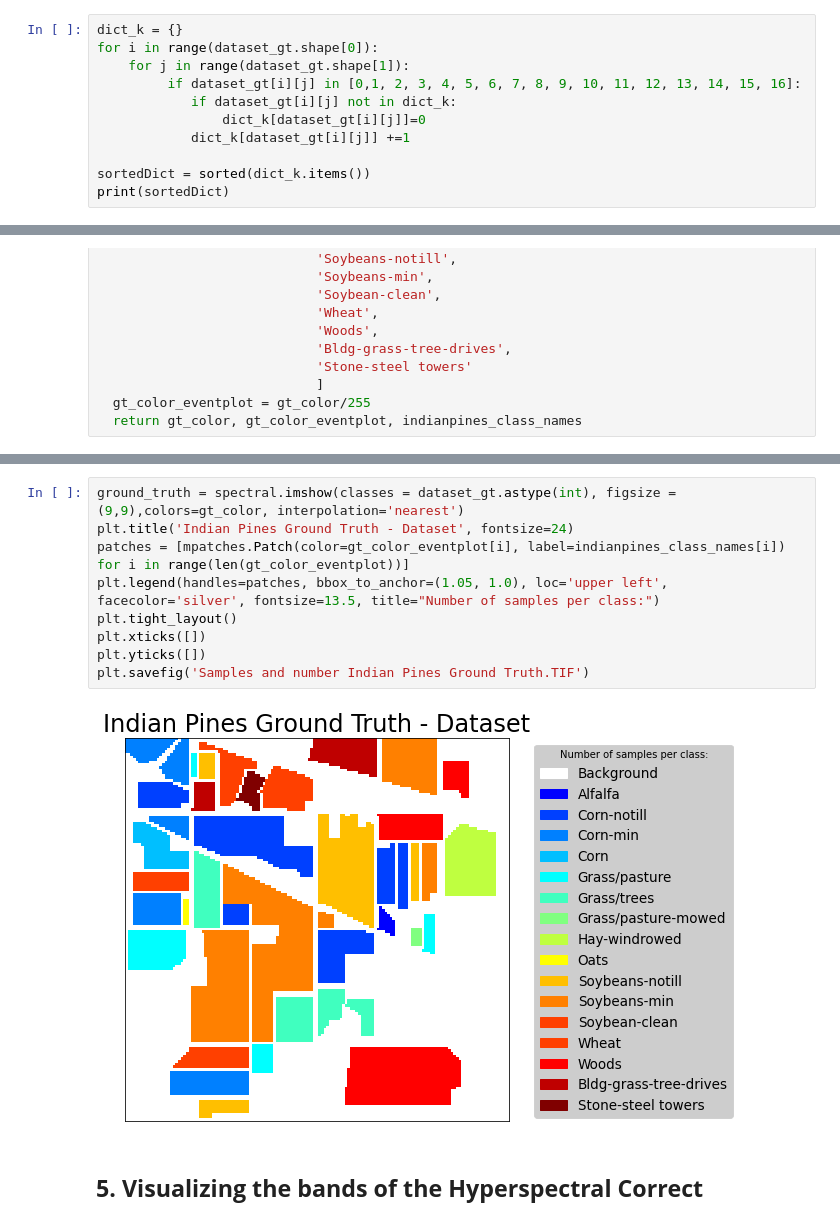
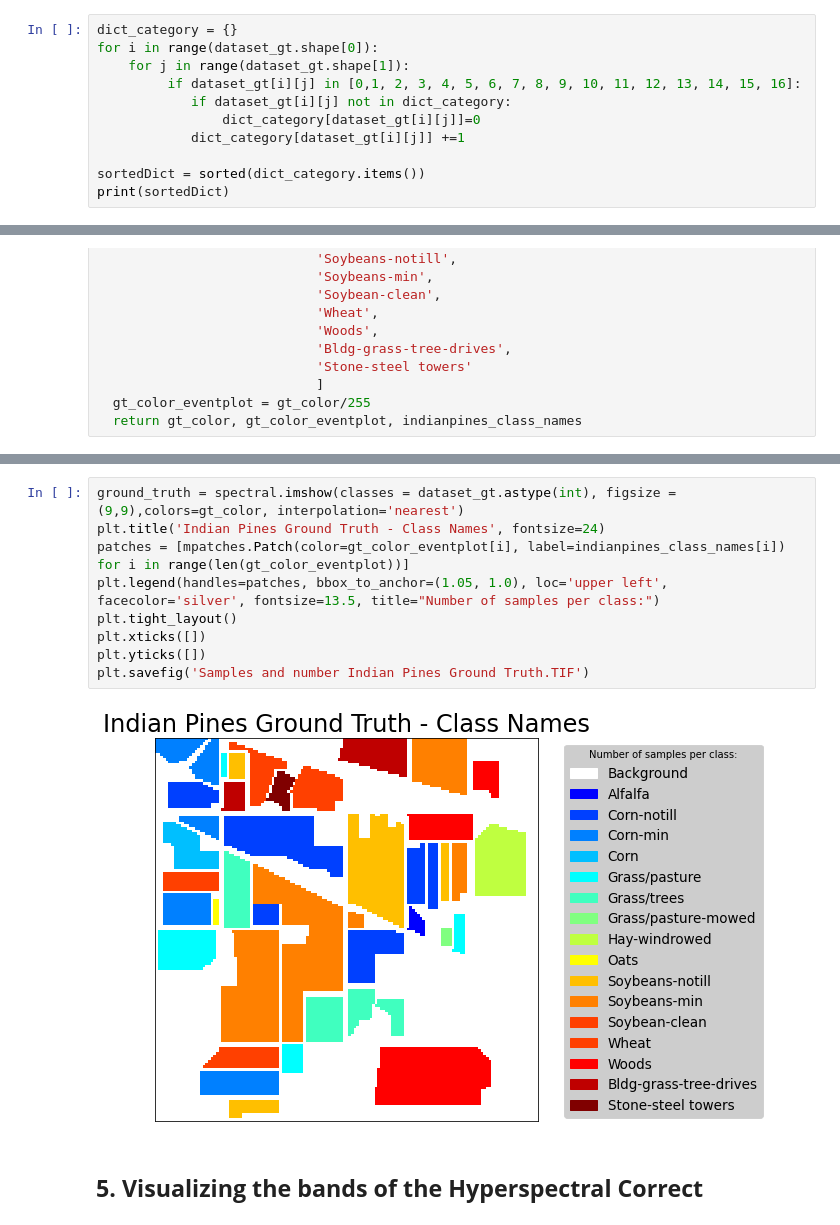
Before and after one commit to LipeBuiles/Hyperspectral-Remote-Sensing-Scenes, a Jupyter notebook: Indian Pines.ipynb, the cells around one changed output, grey strips where cells are left out. Saved outputs shown, nothing was run; the diff lists cells and outputs as text.

Commit message:
Update Indian Pines and create Confusion Matrix

```diff
--- a/Indian Pines.ipynb
+++ b/Indian Pines.ipynb
@@ -114,15 +122,15 @@ print(type(dataset_gt))
 <class 'numpy.ndarray'>
 <class 'numpy.ndarray'>
 # %%
-dict_k = {}
+dict_category = {}
 for i in range(dataset_gt.shape[0]):
     for j in range(dataset_gt.shape[1]):
          if dataset_gt[i][j] in [0,1, 2, 3, 4, 5, 6, 7, 8, 9, 10, 11, 12, 13, 14, 15, 16]:
-            if dataset_gt[i][j] not in dict_k:
-                dict_k[dataset_gt[i][j]]=0
-            dict_k[dataset_gt[i][j]] +=1
+            if dataset_gt[i][j] not in dict_category:
+                dict_category[dataset_gt[i][j]]=0
+            dict_category[dataset_gt[i][j]] +=1
 
-sortedDict = sorted(dict_k.items())
+sortedDict = sorted(dict_category.items())
 print(sortedDict)
 # %% [output]
 [(0, 10776), (1, 46), (2, 1428), (3, 830), (4, 237), (5, 483), (6, 730), (7, 28), (8, 478), (9, 20), (10, 972), (11, 2455), (12, 593), (13, 205), (14, 1265), (15, 386), (16, 93)]
@@ -185,14 +197,14 @@ plt.savefig('Indian Pines Ground Truth.TIF')
 # %%
 ground_truth = spectral.imshow(classes = dataset_gt.astype(int), figsize =(9,9),colors=gt_color, interpolation='nearest')
-plt.title('Indian Pines Ground Truth - Dataset', fontsize=24)
+plt.title('Indian Pines Ground Truth - Class Names', fontsize=24)
 patches = [mpatches.Patch(color=gt_color_eventplot[i], label=indianpines_class_names[i]) for i in range(len(gt_color_eventplot))]
 plt.legend(handles=patches, bbox_to_anchor=(1.05, 1.0), loc='upper left', facecolor='silver', fontsize=13.5, title="Number of samples per class:")
 plt.tight_layout()
 plt.xticks([])
 plt.yticks([])
 plt.savefig('Samples and number Indian Pines Ground Truth.TIF')
 # %% [output]
-[figure, old version]
+[figure, new version]
 # %% [markdown]
 ## **5. Visualizing the bands of the Hyperspectral Correct**
 # %%
```
Also changed, not shown: parts of 23 cells of this notebook.
